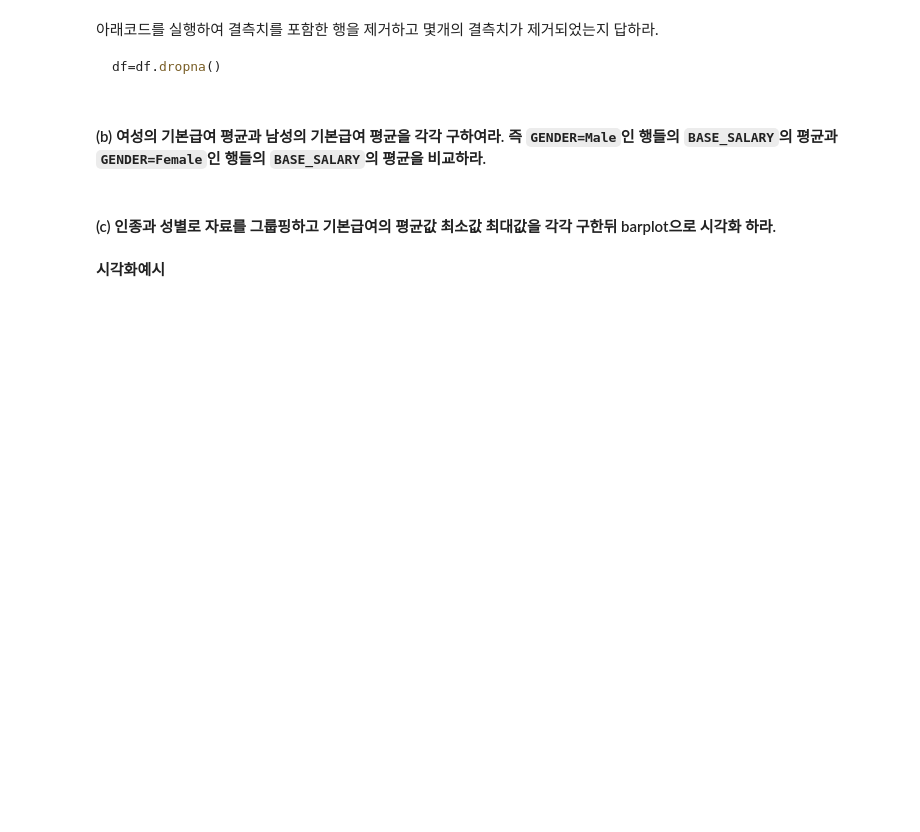
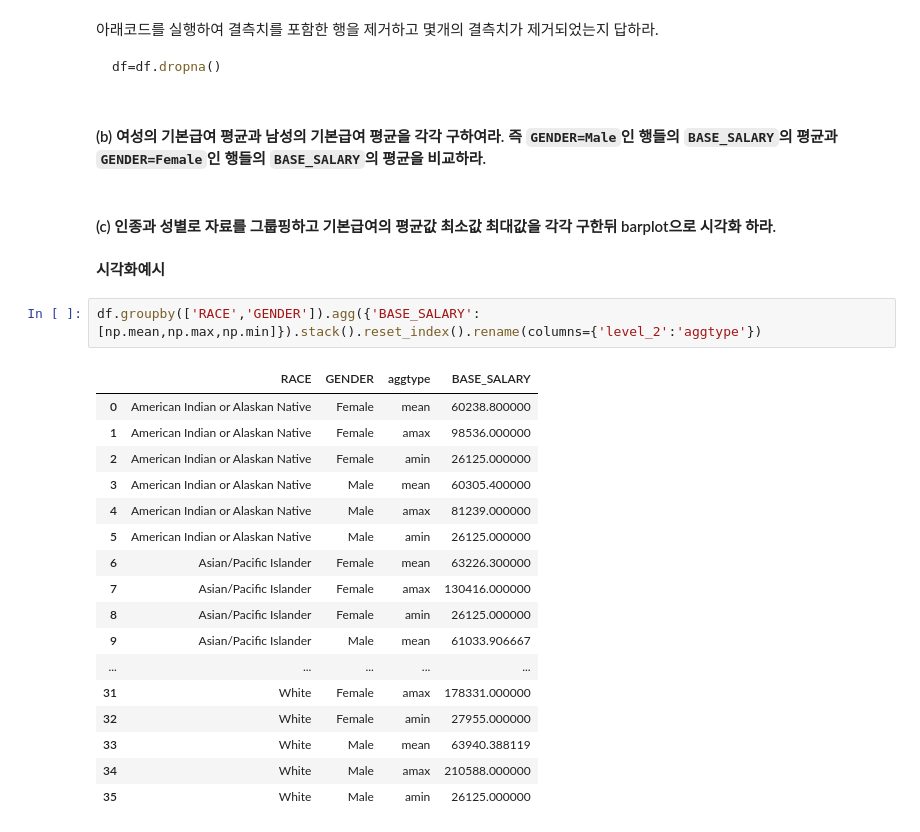
Before and after one commit to guebin/2021DV, a Jupyter notebook: _notebooks/2021-11-05-(A2) 데이터 시각화 중간고사 예상문제.ipynb, the cells around one changed output. Drawn from its saved outputs; the diff is of its cells as text; blank space fills up the shorter version.

```diff
--- a/_notebooks/2021-11-05-(A2) 데이터 시각화 중간고사 예상문제.ipynb
+++ b/_notebooks/2021-11-05-(A2) 데이터 시각화 중간고사 예상문제.ipynb
@@ -157,5 +159,25 @@ df=df.dropna()
 #### (c) 인종과 성별로 자료를 그룹핑하고 기본급여의 평균값 최소값 최대값을 각각 구한뒤 barplot으로 시각화 하라.
 # %% [markdown]
 **시각화예시**
+# %%
+df.groupby(['RACE','GENDER']).agg({'BASE_SALARY': [np.mean,np.max,np.min]}).stack().reset_index().rename(columns={'level_2':'aggtype'})
+# %% [output]
+|  | RACE | GENDER | aggtype | BASE_SALARY |
+| 0 | American Indian or Alaskan Native | Female | mean | 60238.800000 |
+| 1 | American Indian or Alaskan Native | Female | amax | 98536.000000 |
+| 2 | American Indian or Alaskan Native | Female | amin | 26125.000000 |
+| 3 | American Indian or Alaskan Native | Male | mean | 60305.400000 |
+| 4 | American Indian or Alaskan Native | Male | amax | 81239.000000 |
+| 5 | American Indian or Alaskan Native | Male | amin | 26125.000000 |
+| 6 | Asian/Pacific Islander | Female | mean | 63226.300000 |
+| 7 | Asian/Pacific Islander | Female | amax | 130416.000000 |
+| 8 | Asian/Pacific Islander | Female | amin | 26125.000000 |
+| 9 | Asian/Pacific Islander | Male | mean | 61033.906667 |
+| ... | ... | ... | ... | ... |
+| 31 | White | Female | amax | 178331.000000 |
+| 32 | White | Female | amin | 27955.000000 |
+| 33 | White | Male | mean | 63940.388119 |
+| 34 | White | Male | amax | 210588.000000 |
+| 35 | White | Male | amin | 26125.000000 |
 # %%
 #hide
```
Also changed, not shown: parts of 3 cells of this notebook.
